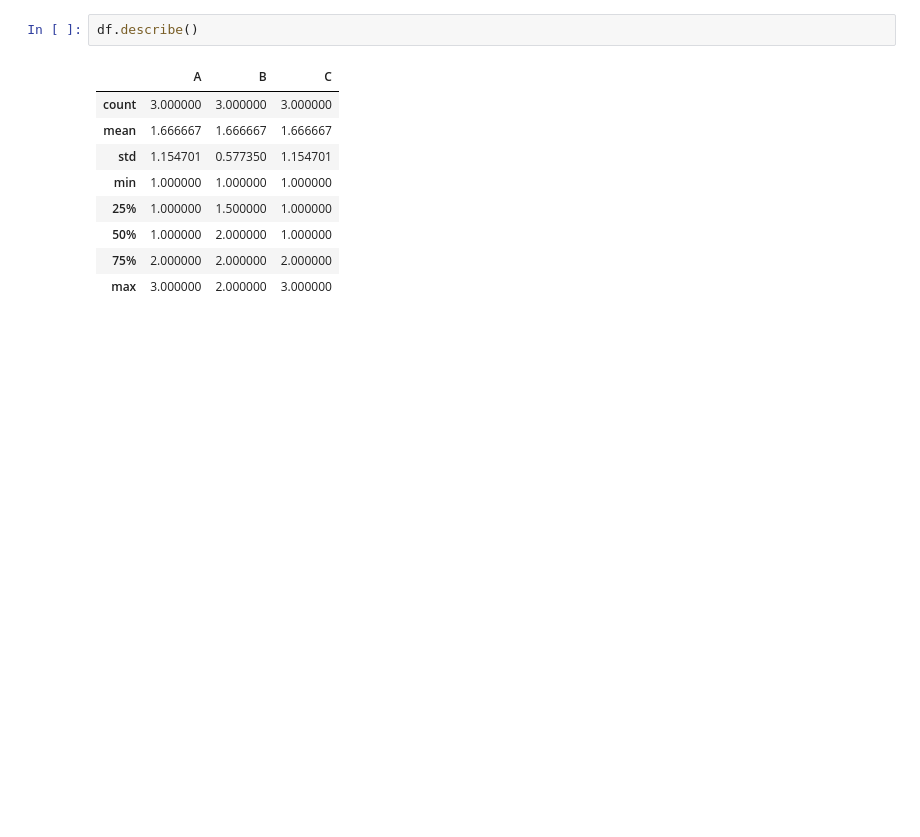
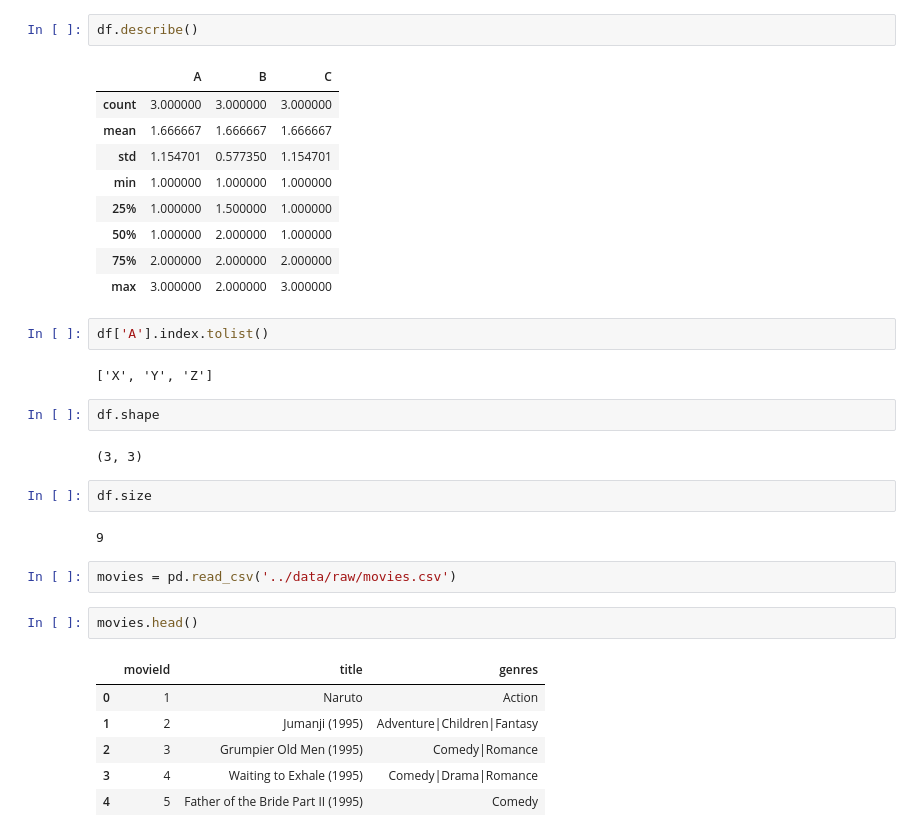
Before and after one commit to Ilies-Bouderba/MoviesRating, a Jupyter notebook: notebooks/01_python_basics.ipynb, the cells around one changed output. Saved outputs shown, nothing was run; the diff lists cells and outputs as text; blank space fills up the shorter version.

```diff
--- a/notebooks/01_python_basics.ipynb
+++ b/notebooks/01_python_basics.ipynb
@@ -47,3 +47,26 @@ df.describe()
 | 50% | 1.000000 | 2.000000 | 1.000000 |
 | 75% | 2.000000 | 2.000000 | 2.000000 |
 | max | 3.000000 | 2.000000 | 3.000000 |
+# %%
+df['A'].index.tolist()
+# %% [output]
+['X', 'Y', 'Z']
+# %%
+df.shape
+# %% [output]
+(3, 3)
+# %%
+df.size
+# %% [output]
+9
+# %%
+movies = pd.read_csv('../data/raw/movies.csv')
+# %%
+movies.head()
+# %% [output]
+|  | movieId | title | genres |
+| 0 | 1 | Naruto | Action |
+| 1 | 2 | Jumanji (1995) | Adventure|Children|Fantasy |
+| 2 | 3 | Grumpier Old Men (1995) | Comedy|Romance |
+| 3 | 4 | Waiting to Exhale (1995) | Comedy|Drama|Romance |
+| 4 | 5 | Father of the Bride Part II (1995) | Comedy |
```
Also changed, not shown: parts of 5 cells of this notebook, 1 other file.
